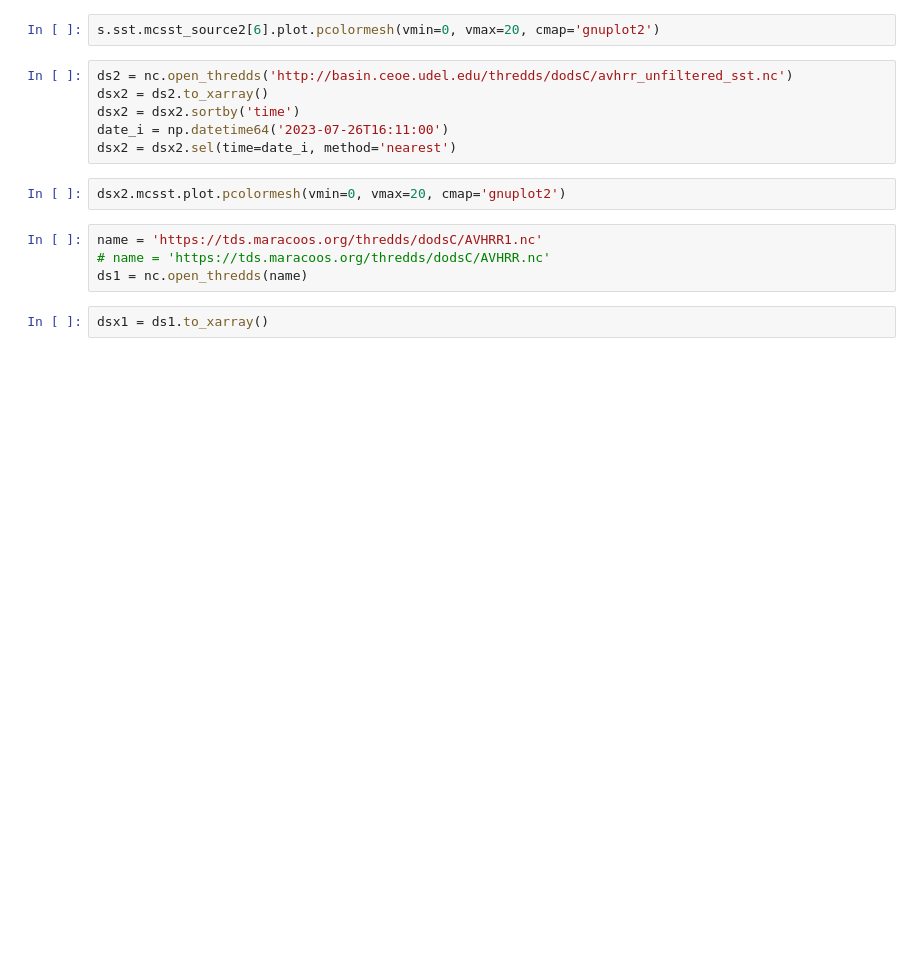
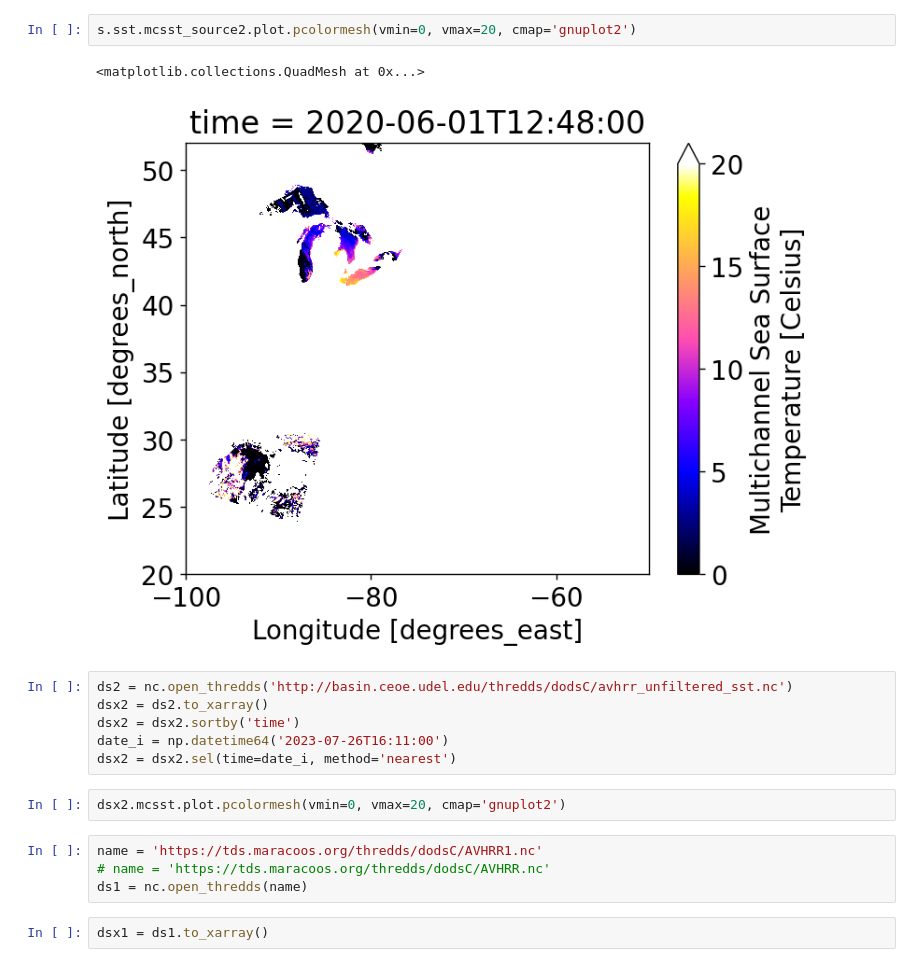
Before and after one commit to Gilaverbuch/py_sst, a Jupyter notebook: SST.ipynb, the cells around one changed output. Saved outputs shown, nothing was run; the diff lists cells and outputs as text; blank space fills up the shorter version.

```diff
--- a/SST.ipynb
+++ b/SST.ipynb
@@ -44,5 +79,8 @@ s.sst.mcsst_source1[6].plot.pcolormesh(vmin=0, vmax=20, cmap='gnuplot2')
 # %%
-s.sst.mcsst_source2[6].plot.pcolormesh(vmin=0, vmax=20, cmap='gnuplot2')
+s.sst.mcsst_source2.plot.pcolormesh(vmin=0, vmax=20, cmap='gnuplot2')
+# %% [output]
+<matplotlib.collections.QuadMesh at 0x...>
+[figure, added]
 # %%
 ds2 = nc.open_thredds('http://basin.ceoe.udel.edu/thredds/dodsC/avhrr_unfiltered_sst.nc')
 dsx2 = ds2.to_xarray()
```
Also changed, not shown: parts of 7 cells of this notebook, 3 other files.
